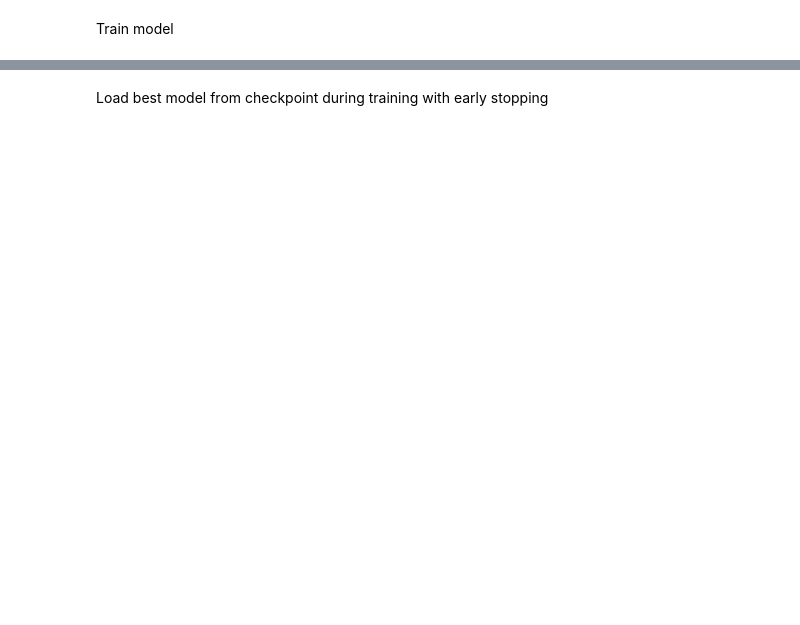
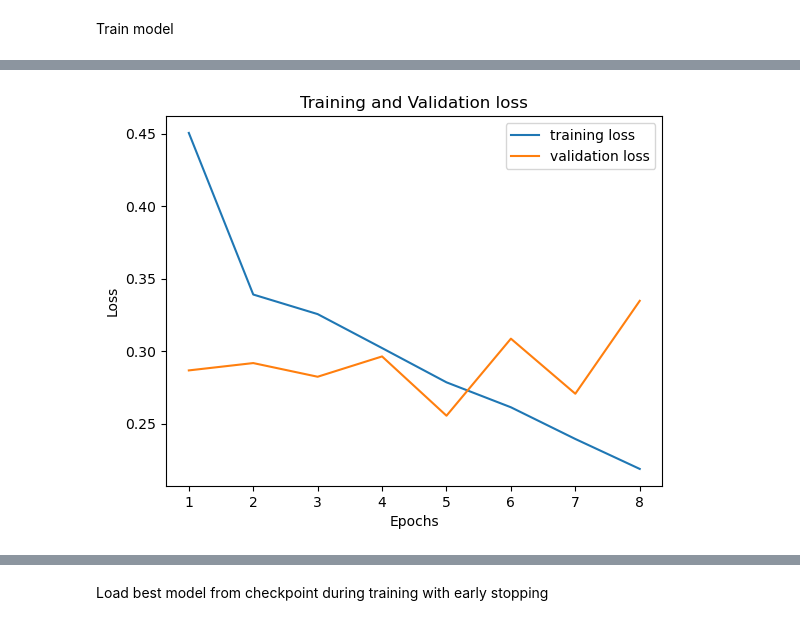
Before and after one commit to iliaskaloup/vulGpt, a Jupyter notebook: cpp_functionLevel/ml/transformersFineTuning/pt/ptBert.ipynb, the cells around one changed output, grey strips where cells are left out. Saved outputs shown, nothing was run; the diff lists cells and outputs as text; code cells hidden in the pictures; blank space fills up the shorter version.

```diff
--- a/cpp_functionLevel/ml/transformersFineTuning/pt/ptBert.ipynb
+++ b/cpp_functionLevel/ml/transformersFineTuning/pt/ptBert.ipynb
@@ -45,9 +45,12 @@ set_seed(seed)
 Pre-trained tokenizer
 # %%
 model_variation = "microsoft/codebert-base"
-tokenizer = AutoTokenizer.from_pretrained(model_variation, do_lower_case=True) #Tokenizer
+#tokenizer = AutoTokenizer.from_pretrained(model_variation, do_lower_case=True) #Tokenizer
 #bert-base-uncased #bert-base # roberta-base # distilbert-base-uncased #distilbert-base # microsoft/codebert-base-mlm
 # 'albert-base-v2'
+
+tokenizer = RobertaTokenizer(vocab_file="../../tokenizer_training/cpp_tokenizer/cpp_tokenizer-vocab.json",
+                             merges_file="../../tokenizer_training/cpp_tokenizer/cpp_tokenizer-merges.txt")
 # %% [markdown]
 Read dataset
 # %%
@@ -515,11 +528,13 @@ KeyboardInterrupt:
 # %%
-epochs = range(1, n_epochs + 1)
+epochs = range(1, total_epochs + 1)
 fig, ax = plt.subplots()
-ax.plot(epochs, train_loss_per_epoch,label ='training loss')
+ax.plot(epochs, train_loss_per_epoch, label ='training loss')
 ax.plot(epochs, val_loss_per_epoch, label = 'validation loss' )
 ax.set_title('Training and Validation loss')
 ax.set_xlabel('Epochs')
 ax.set_ylabel('Loss')
 ax.legend()
 plt.show()
+# %% [output]
+[figure, added]
 # %%
```
Also changed, not shown: parts of 9 cells of this notebook.
